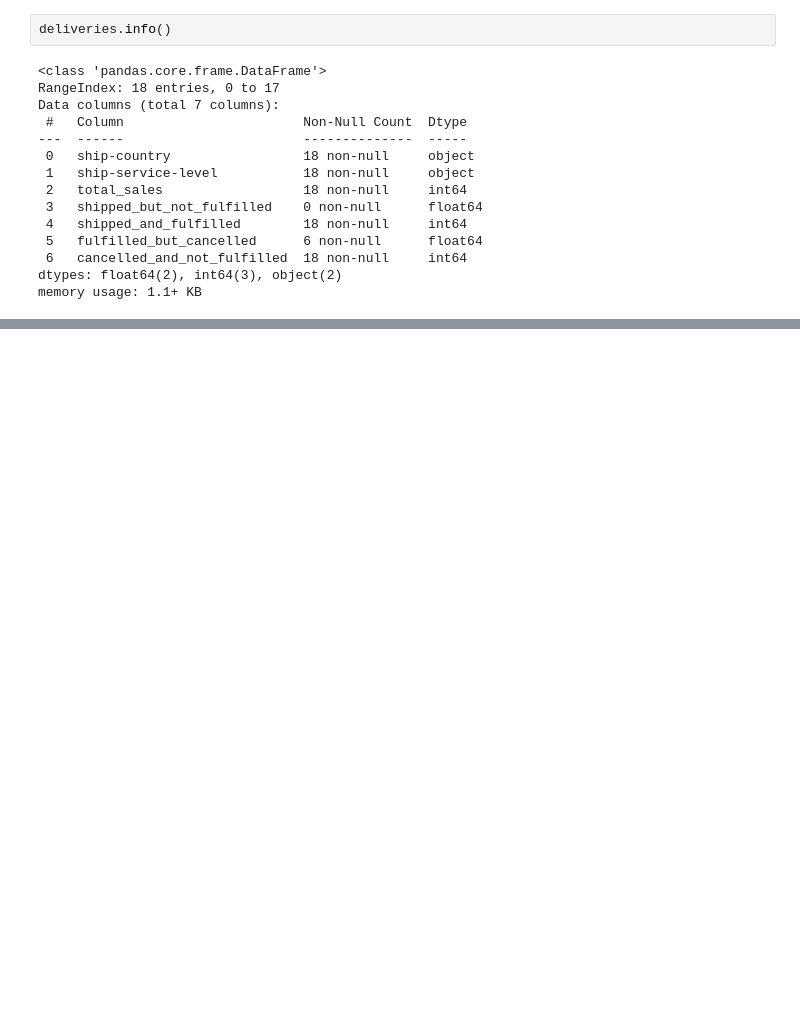
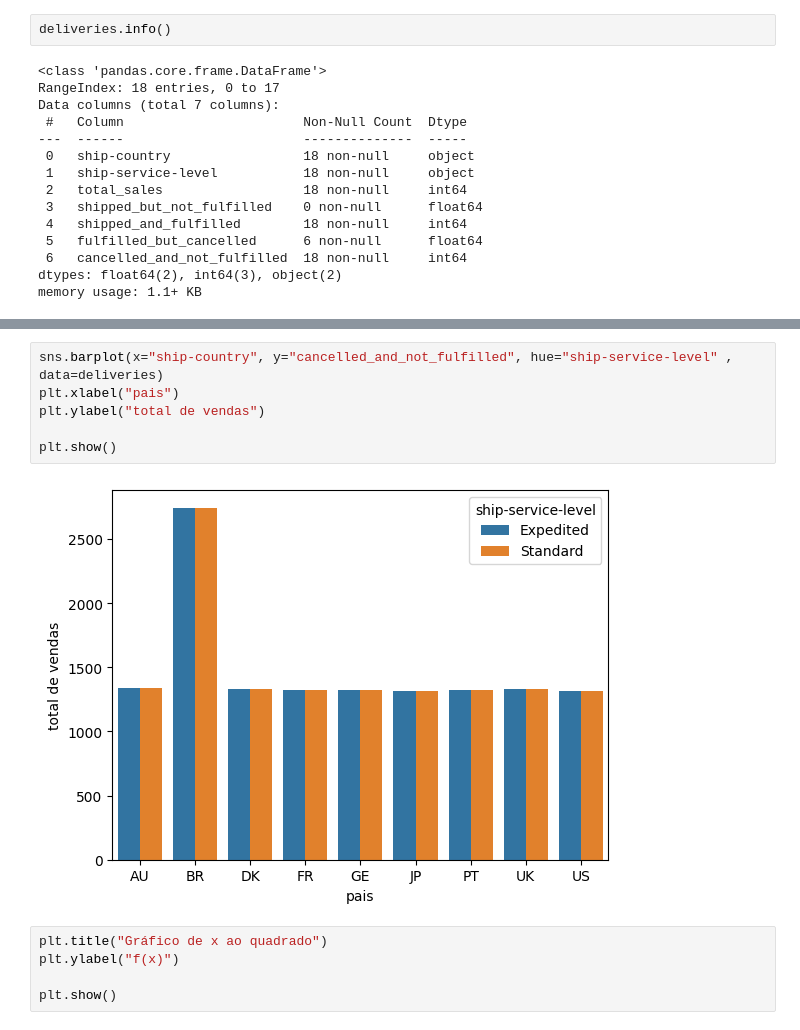
Before and after one commit to joelsonSantos/banco_de_dados-aula7, a Jupyter notebook: analises.ipynb, the cells around one changed output, grey strips where cells are left out. Saved outputs shown, nothing was run; the diff lists cells and outputs as text; blank space fills up the shorter version.

```diff
--- a/analises.ipynb
+++ b/analises.ipynb
@@ -56,0 +92,13 @@ memory usage: 1.1+ KB
+# %%
+sns.barplot(x="ship-country", y="cancelled_and_not_fulfilled", hue="ship-service-level" , data=deliveries)
+plt.xlabel("pais")
+plt.ylabel("total de vendas")
+
+plt.show()
+# %% [output]
+[figure, added]
+# %%
+plt.title("Gráfico de x ao quadrado")
+plt.ylabel("f(x)")
+
+plt.show()
```
Also changed, not shown: parts of 8 cells of this notebook.
